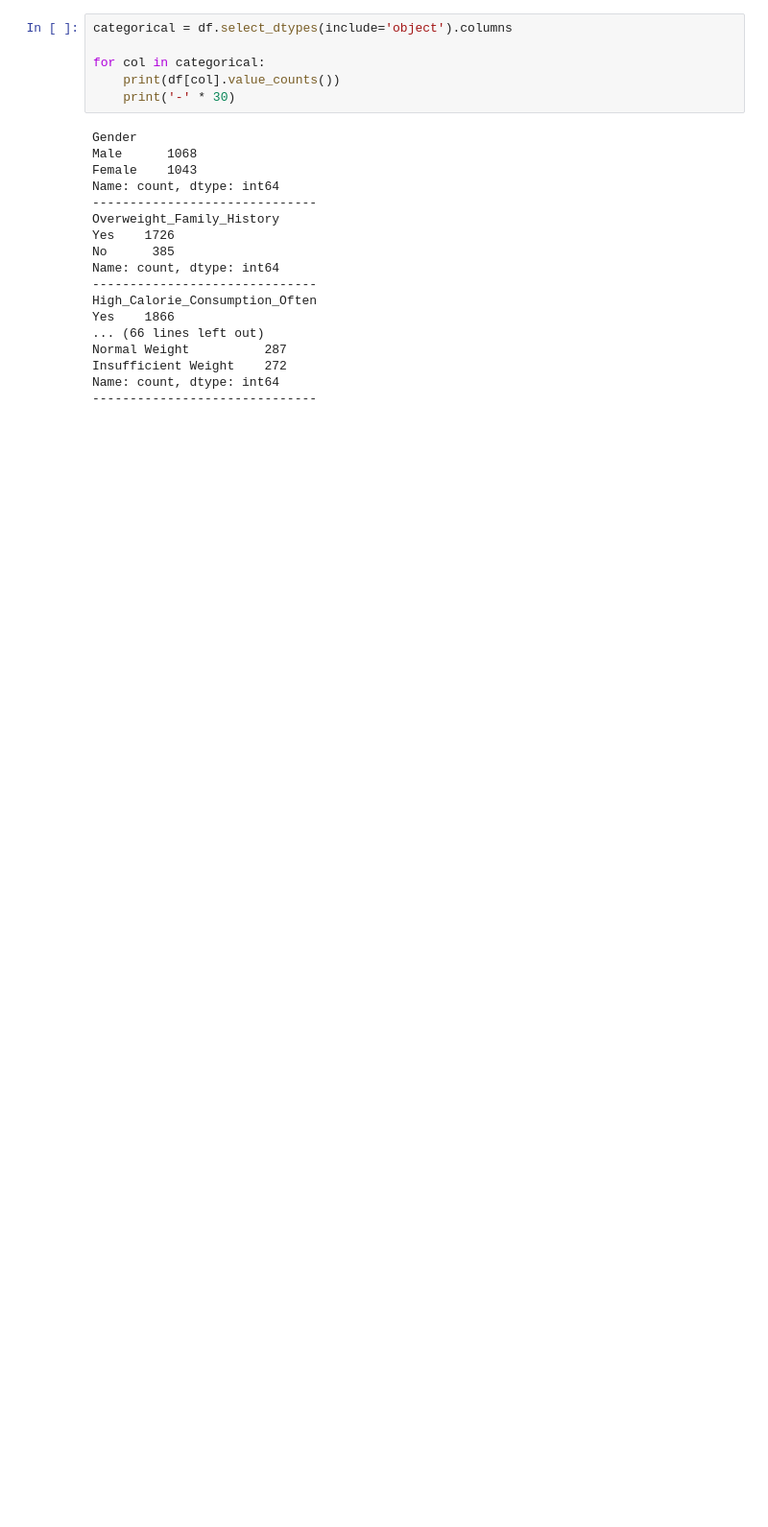
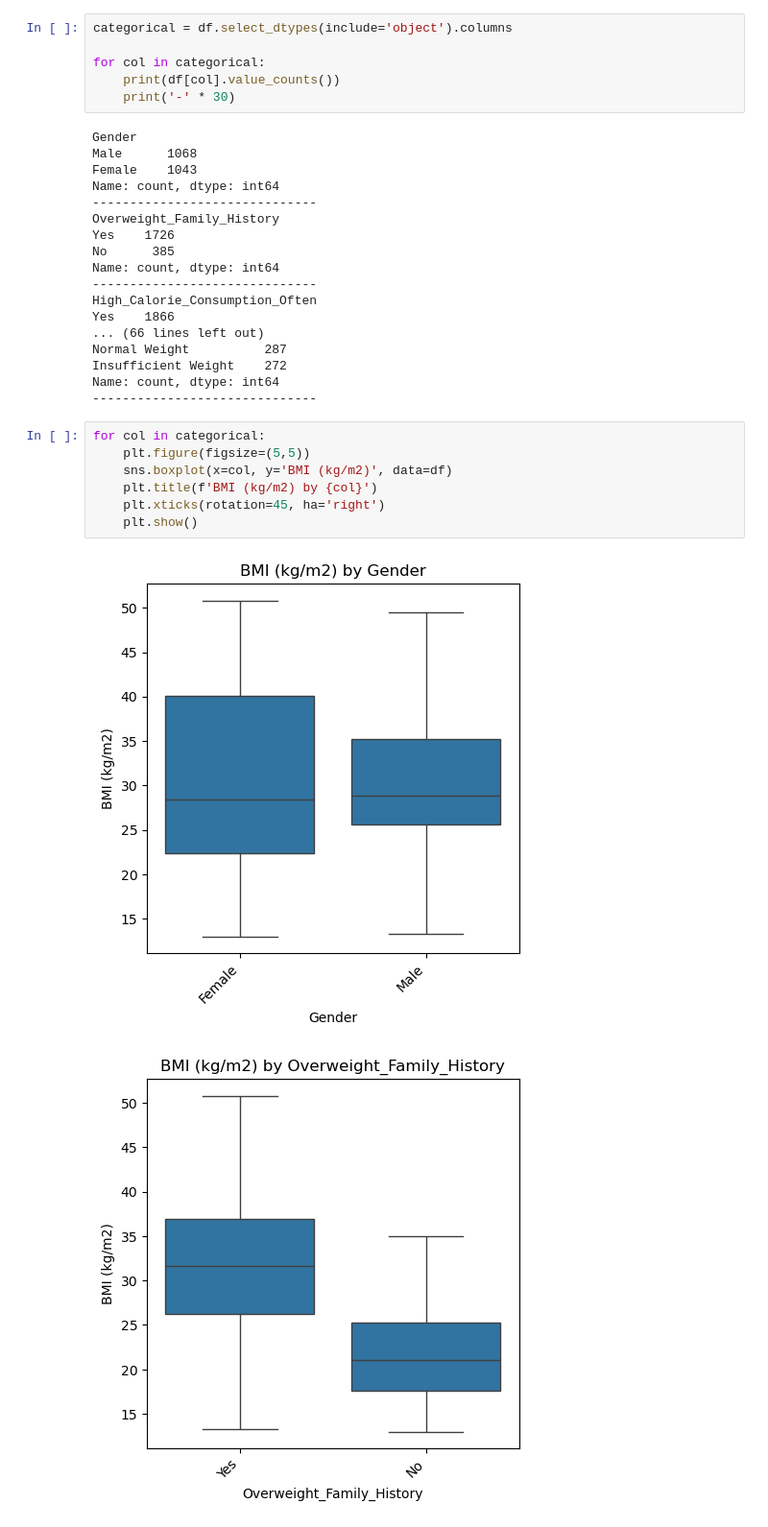
Before and after one commit to natalieseah/MLFinalProject, a Jupyter notebook: DS 6021 Final Project.ipynb, the cells around one changed output. Shown at 96% size. Saved outputs shown, nothing was run; the diff lists cells and outputs as text; blank space fills up the shorter version.

```diff
--- a/DS 6021 Final Project.ipynb
+++ b/DS 6021 Final Project.ipynb
@@ -163,3 +163,13 @@ Normal Weight          287
 Insufficient Weight    272
 Name: count, dtype: int64
 ------------------------------
+# %%
+for col in categorical:
+    plt.figure(figsize=(5,5))
+    sns.boxplot(x=col, y='BMI (kg/m2)', data=df)
+    plt.title(f'BMI (kg/m2) by {col}')
+    plt.xticks(rotation=45, ha='right')
+    plt.show()
+# %% [output]
+[figure, added]
+[figure, added]
```
Also changed, not shown: parts of 3 cells of this notebook.
